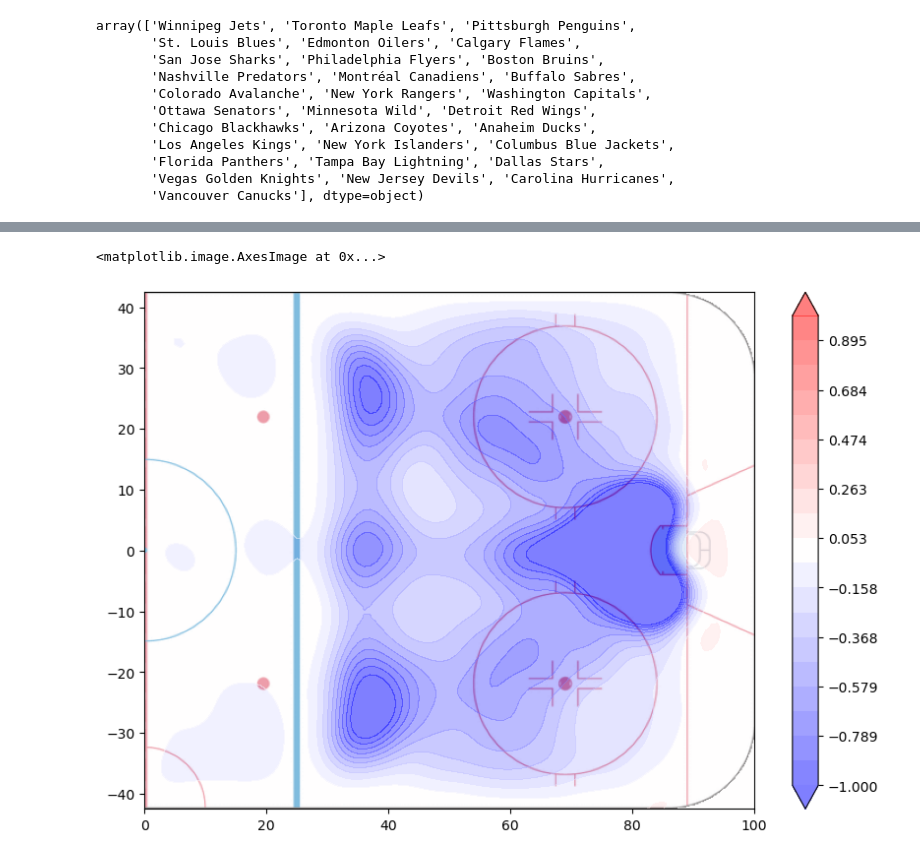
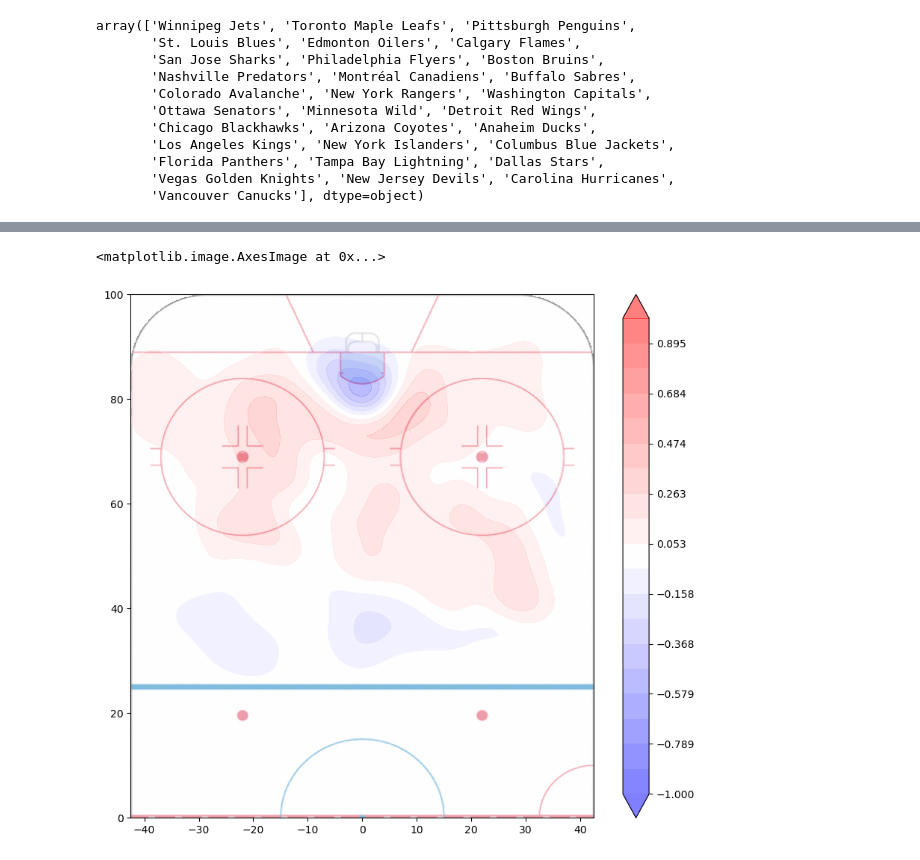
Before and after one commit to Jay-D13/IFT6758-A5-NHL, a Jupyter notebook: notebooks/Advanced visualization.ipynb, the cells around one changed output, grey strips where cells are left out. Drawn from its saved outputs; the diff is of its cells as text; code cells hidden in the pictures.

Commit message:
graphs and removed nan coords

```diff
--- a/notebooks/Advanced visualization.ipynb
+++ b/notebooks/Advanced visualization.ipynb
@@ -36,24 +46,24 @@ df_team.sample(10)
 # %%
 import numpy as np
 import matplotlib.pyplot as plt
 
 grid_size = 100
-x = np.linspace(0, 100, grid_size + 1)
-y = np.linspace(-42.5, 42.5, grid_size + 1)
+x = np.linspace(-42.5, 42.5, grid_size + 1)
+y = np.linspace(0, 100, grid_size + 1)
+z = df_team['diff'].to_numpy().reshape((grid_size + 1, grid_size + 1), order='F')
 
-fig = plt.figure(figsize=(10,15))
+fig = plt.figure(figsize=(10,20))
 ax1 = fig.add_subplot(211)
 
 cmap = plt.colormaps["bwr"].with_extremes(under="blue", over="red")
-contour = ax1.contourf(x, y, df_team['diff'].to_numpy().reshape(grid_size + 1, grid_size + 1), alpha=0.5, levels=np.linspace(-1.0, 1.0, 20), cmap=cmap, extend='both')
+contour = ax1.contourf(x, y, z, alpha=0.5, levels=np.linspace(-1.0, 1.0, 20), cmap=cmap, extend='both')
 fig.colorbar(contour, ax=ax1)
 
 ax1.set_xlim(x.min(), x.max())
 ax1.set_ylim(y.min(), y.max())
 
-im = plt.imread('../figures/nhl_rink.png')
-im = im[:, int(im.shape[1]/2):]
+im = plt.imread('../figures/nhl_half_rink_vertical.png')
 ax1.imshow(im, extent=[x.min(), x.max(), y.min(), y.max()], aspect='auto')
 # %% [output]
 <matplotlib.image.AxesImage at 0x...>
-[figure, old version]
+[figure, new version]
```
Also changed, not shown: parts of 4 cells of this notebook, 2 other files.
